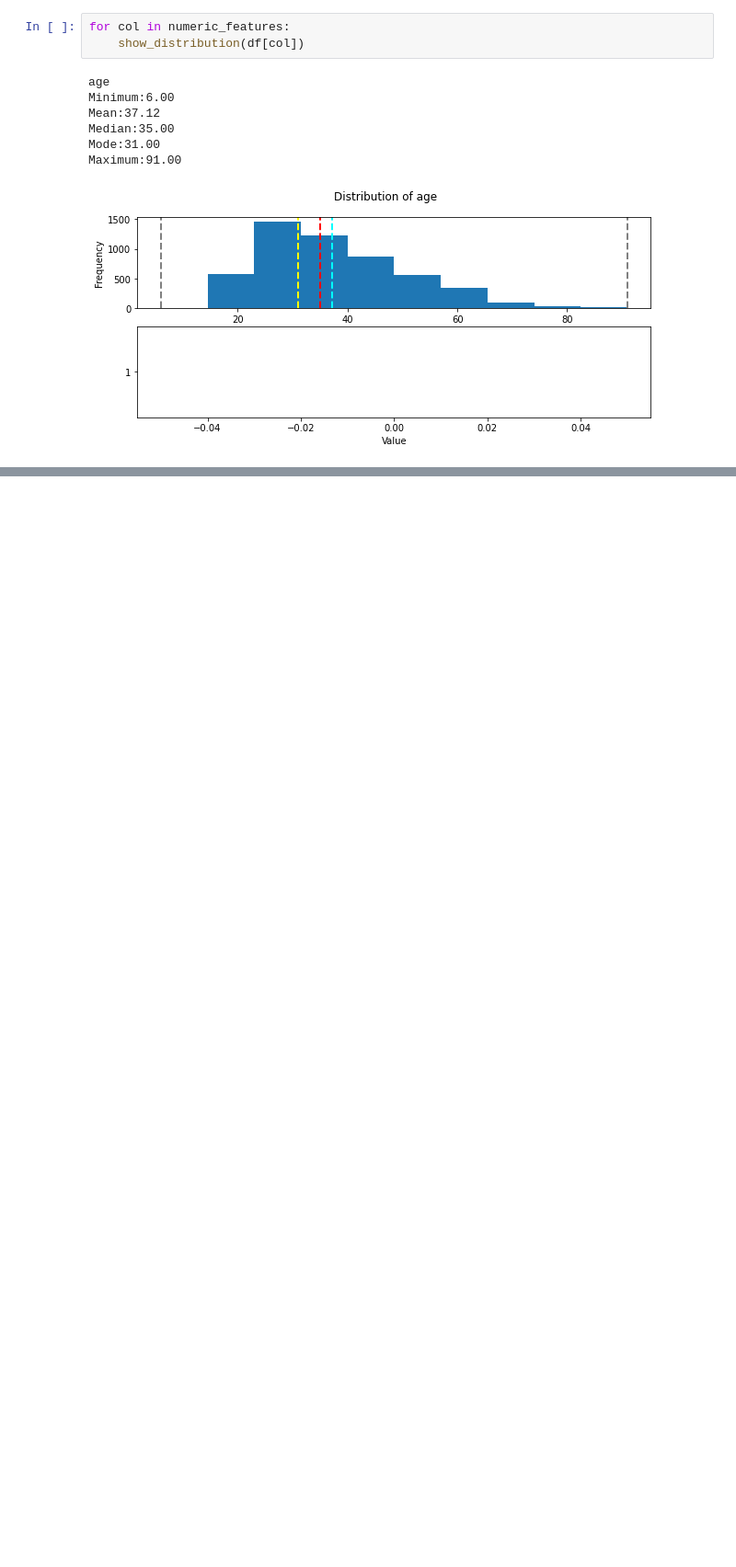
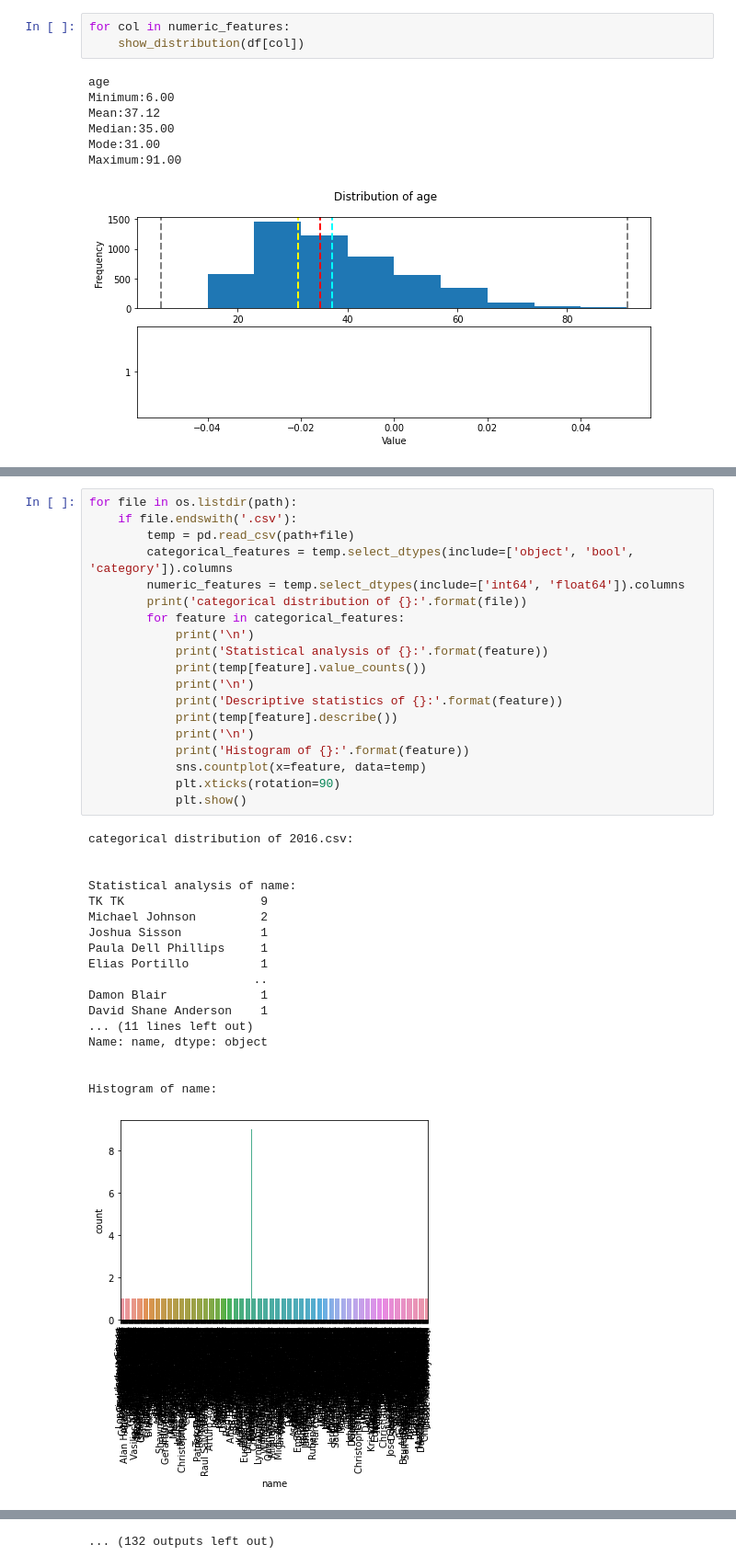
Before and after one commit to ahmeddaker/electro_pi_scholarship_projets, a Jupyter notebook: 1_fatal_police_shootings_eda.ipynb, the cells around one changed output, grey strips where cells are left out. Shown at 92% size. Drawn from its saved outputs; the diff is of its cells as text; blank space fills up the shorter version.

```diff
--- a/1_fatal_police_shootings_eda.ipynb
+++ b/1_fatal_police_shootings_eda.ipynb
@@ -489,0 +632,38 @@ plot_bivariate (categorical_features, numeric_features, df, 'box')
+# %%
+for file in os.listdir(path):
+    if file.endswith('.csv'):
+        temp = pd.read_csv(path+file)
+        categorical_features = temp.select_dtypes(include=['object', 'bool', 'category']).columns
+        numeric_features = temp.select_dtypes(include=['int64', 'float64']).columns
+        print('categorical distribution of {}:'.format(file))
+        for feature in categorical_features:
+            print('\n')
+            print('Statistical analysis of {}:'.format(feature))
+            print(temp[feature].value_counts())
+            print('\n')
+            print('Descriptive statistics of {}:'.format(feature))
+            print(temp[feature].describe())
+            print('\n')
+            print('Histogram of {}:'.format(feature))
+            sns.countplot(x=feature, data=temp)
+            plt.xticks(rotation=90)
+            plt.show()
+# %% [output]
+categorical distribution of 2016.csv:
+
+
+Statistical analysis of name:
+TK TK                   9
+Michael Johnson         2
+Joshua Sisson           1
+Paula Dell Phillips     1
+Elias Portillo          1
+                       ..
+Damon Blair             1
+David Shane Anderson    1
+... (11 lines left out)
+Name: name, dtype: object
+
+
+Histogram of name:
+[figure, added]
@@ -489,0 +758 @@ plot_bivariate (categorical_features, numeric_features, df, 'box')
+... (132 outputs left out)
```
Also changed, not shown: parts of 22 cells of this notebook.
